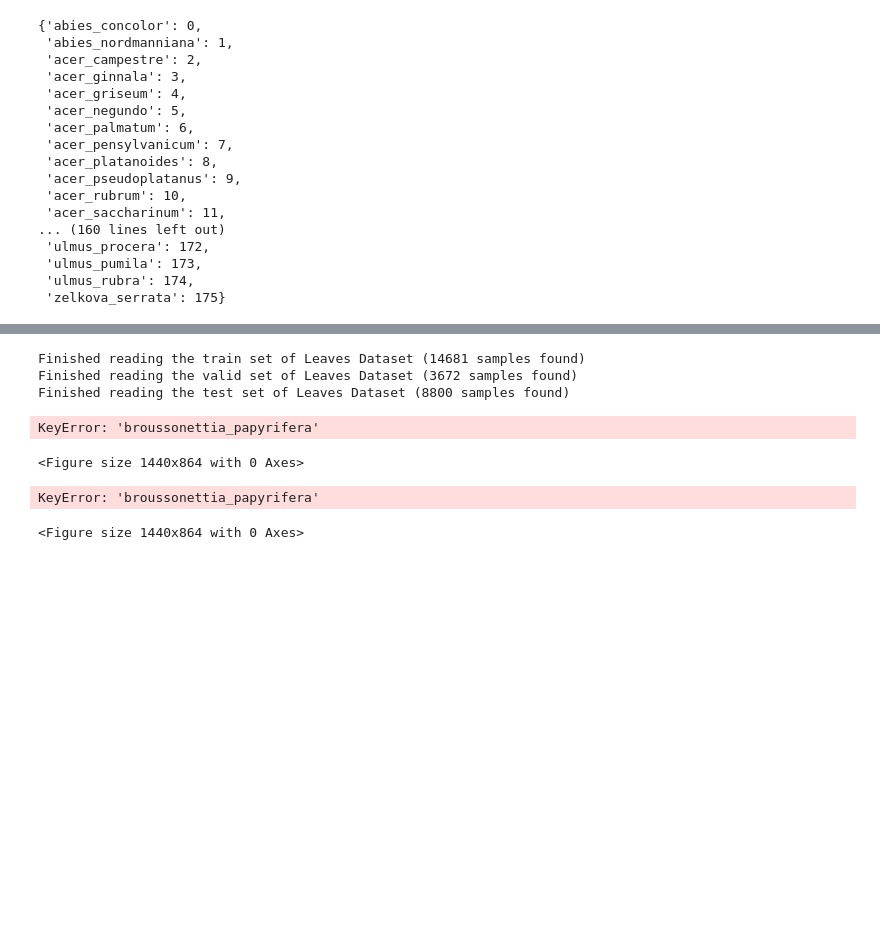
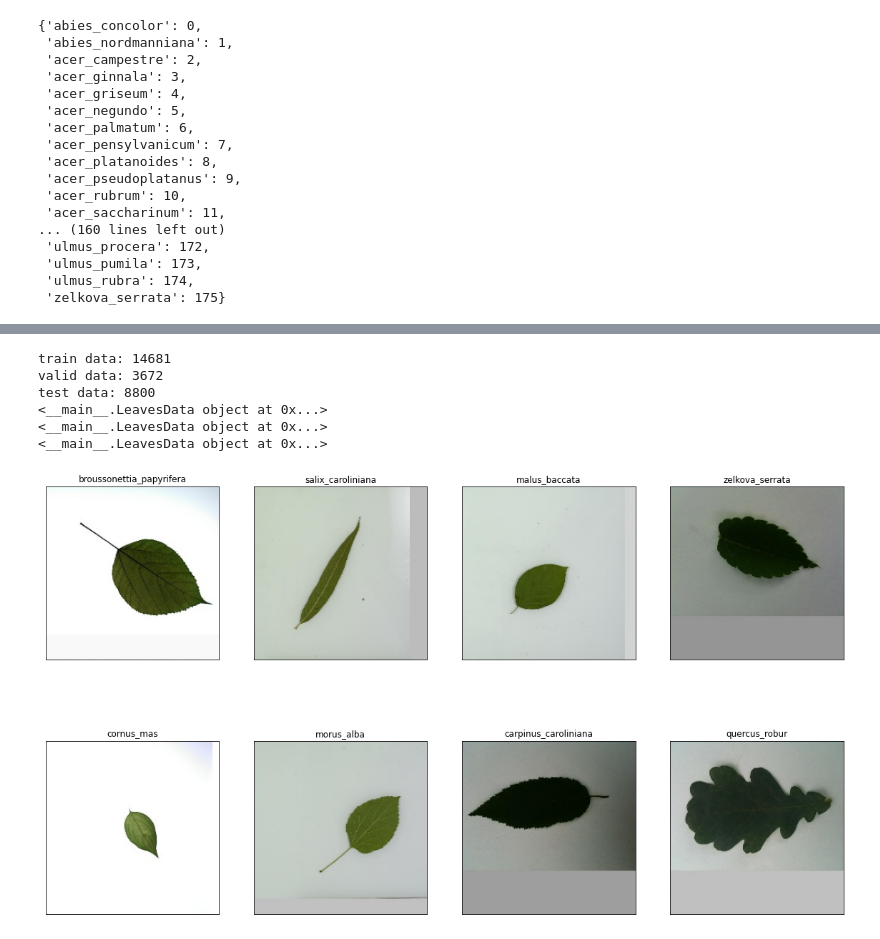
Before and after one commit to liuyixi520/code, a Jupyter notebook: kaggle/classify_leaves.ipynb, the cells around one changed output, grey strips where cells are left out. Cells and saved outputs as stored; diff of their text form; code cells hidden in the pictures; blank space fills up the shorter version.

```diff
--- a/kaggle/classify_leaves.ipynb
+++ b/kaggle/classify_leaves.ipynb
@@ -84,0 +63,4 @@ idx_to_class
+# %%
+# 在翻转回去，把数字转换为label
+num_to_class = {idx:label for label, idx in class_to_num.items()}
+num_to_class
@@ -168,66 +138,68 @@ class LeavesData(Dataset):
     def __len__(self):
         return self.real_len
 # %%
-train_path = '../../data/classify_leaves/train.csv'
-test_path = '../../data/classify_leaves/test.csv'
-img_path = '../../data/classify_leaves/'
+train_path = '../../data/classify-leaves/train.csv'
+test_path = '../../data/classify-leaves/test.csv'
+# csv文件中已经images的路径了，因此这里只到上一级目录
+img_path = '../../data/classify-leaves/'
 
 train_dataset = LeavesData(train_path, img_path, mode='train')
-valid_dataset = LeavesData(train_path, img_path, mode='valid')
+val_dataset = LeavesData(train_path, img_path, mode='valid')
 test_dataset = LeavesData(test_path, img_path, mode='test')
+print(train_dataset)
+print(val_dataset)
+print(test_dataset)
 # %% [output]
-Finished reading the train set of Leaves Dataset (14681 samples found)
-Finished reading the valid set of Leaves Dataset (3672 samples found)
-Finished reading the test set of Leaves Dataset (8800 samples found)
+train data: 14681
+valid data: 3672
+test data: 8800
+<__main__.LeavesData object at 0x...>
+<__main__.LeavesData object at 0x...>
+<__main__.LeavesData object at 0x...>
 # %%
 # 定义data loader
-train_loader = torch.utils.data.DataLoader(dataset=train_dataset, batch_size=8, shuffle=False)
-valid_loader = torch.utils.data.DataLoader(dataset=valid_dataset, batch_size=8, shuffle=False)
-test_loader = torch.utils.data.DataLoader(dataset=test_dataset, batch_size=8, shuffle=False)
+train_loader = torch.utils.data.DataLoader(
+        dataset=train_dataset,
+        batch_size=8,
+        shuffle=False,
+        num_workers=5
+    )
+
+val_loader = torch.utils.data.DataLoader(
+        dataset=val_dataset,
+        batch_size=8,
+        shuffle=False,
+        num_workers=5
+    )
+test_loader = torch.utils.data.DataLoader(
+        dataset=test_dataset,
+        batch_size=8,
+        shuffle=False,
+        num_workers=5
+    )
 # %%
 # 给大家展示一下数据长啥样
 def im_convert(tensor):
     """ 展示数据"""
 
     image = tensor.to("cpu").clone().detach()
     image = image.numpy().squeeze()
     image = image.transpose(1,2,0)
     image = image.clip(0, 1)
 
     return image
 
 fig=plt.figure(figsize=(20, 12))
 columns = 4
 rows = 2
 
-dataiter = iter(valid_loader)
+dataiter = iter(val_loader)
 inputs, classes = dataiter.next()
 
 for idx in range (columns*rows):
     ax = fig.add_subplot(rows, columns, idx+1, xticks=[], yticks=[])
-    ax.set_title(idx_to_class[int(classes[idx])])
+    ax.set_title(num_to_class[int(classes[idx])])
     plt.imshow(im_convert(inputs[idx]))
+plt.show()
 # %% [output]
-KeyError: 'broussonettia_papyrifera'
-<Figure size 1440x864 with 0 Axes>
+[figure, added]
-# %%
-# 查看一下数据的照片
-def im_covert(tensor):
-    image = tensor.to('cpu').clone().detach()
-    image = image.numpy().squeeze()
-    image = image.transpose(1, 2, 0)
-    image = image.clip(0, 1)
-    return image
-fig = plt.figure(figsize=(20, 12))
-columns = 4
-rows = 2
-dataiter = iter(valid_loader)
-inputs, classes = dataiter.next()
-for idx in range(columns*rows):
-    ax = fig.addsubplot(rows, columns, idx+1, xticks=[], yticks=[])
-    ax.set_title(idx_to_class[classes[idx]])
-    plt.imshow(im_covert(inputs[idx]))
-plt.show()
-# %% [output]
-KeyError: 'broussonettia_papyrifera'
-<Figure size 1440x864 with 0 Axes>
```
Also changed, not shown: parts of 9 cells of this notebook, 1 other file.
